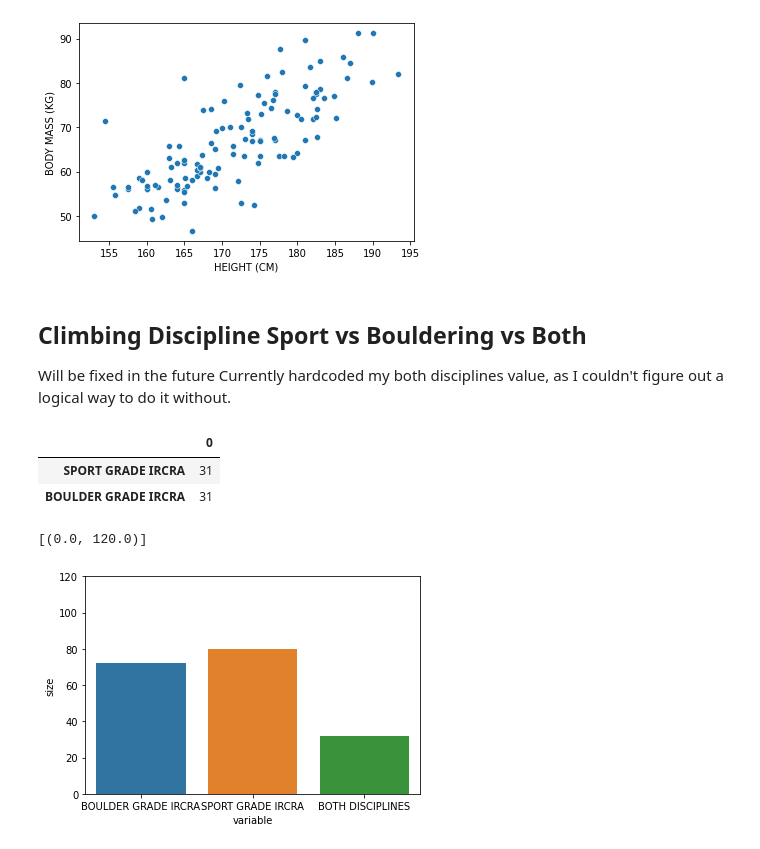
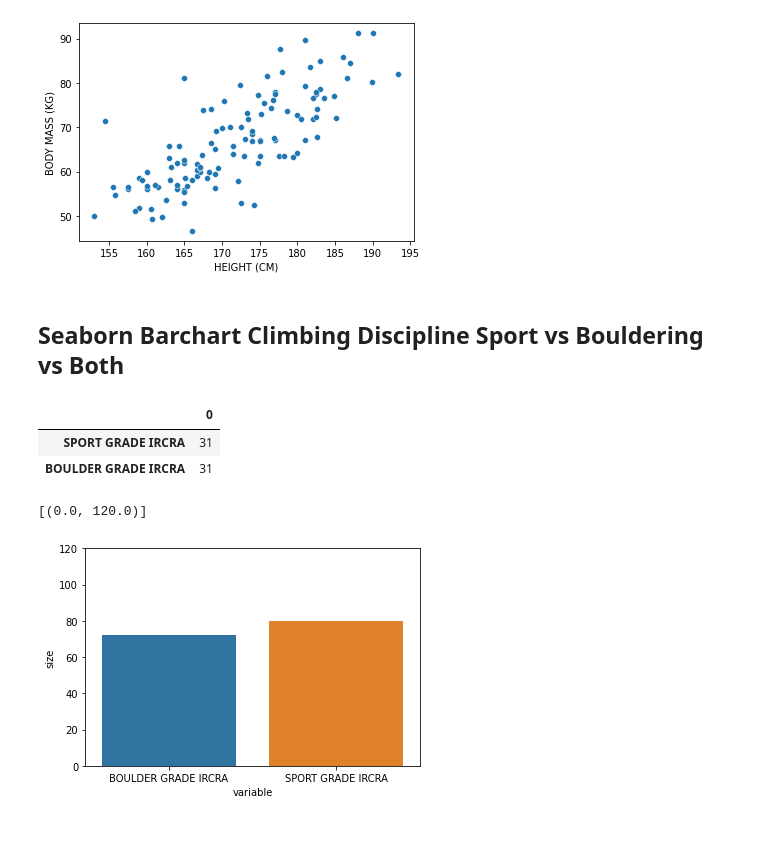
Before and after one commit to haokliao/Critical-Force-Visualization, a Jupyter notebook: EDA_001_notebook.ipynb, the cells around one changed output. Cells and saved outputs as stored; diff of their text form; code cells hidden in the pictures.

```diff
--- a/EDA_001_notebook.ipynb
+++ b/EDA_001_notebook.ipynb
@@ -63,11 +63,8 @@ sns.scatterplot(data=hweight_df, x="HEIGHT (CM)", y="BODY MASS (KG)")
 # %% [output]
 <AxesSubplot:xlabel='HEIGHT (CM)', ylabel='BODY MASS (KG)'>
 [figure]
-# %% [markdown]
-## Climbing Discipline Sport vs Bouldering vs Both
-
-Will be fixed in the future
-Currently hardcoded my both disciplines value, as I couldn't figure out a logical way to do it without.
+# %% [markdown]
+## Seaborn Barchart Climbing Discipline Sport vs Bouldering vs Both
 # %%
 # TO FIND VALUES FOR BOTH
 
@@ -76,26 +73,17 @@ dataframe[['SPORT GRADE IRCRA', 'BOULDER GRADE IRCRA']].dropna().count().to_fram
 |  | 0 |
 | SPORT GRADE IRCRA | 31 |
 | BOULDER GRADE IRCRA | 31 |
-# %%
-#Create a dataframe disciplines, so I can more easily work with pandas through that data ((Yes I know Enrico))
-#Melt the data. Melt leaves some of the identifies and creates columns variable and value which we need to plot this chart.
-
-disciplines_df= dataframe[['#','SPORT GRADE IRCRA', 'BOULDER GRADE IRCRA']]
-disciplines_bar = pd.melt(disciplines_df,id_vars="#").dropna()
-disciplines_bar = disciplines_bar.groupby(by='variable',as_index=False).size()
-
-
-### Specifically placed the values here so that they would bypass the groupby and drop.
-
-both_df = pd.DataFrame({"variable":['BOTH DISCIPLINES'], "size":[32]})
-both = disciplines_bar.append(both_df, ignore_index=True)
-
-
-ax3 = sns.barplot(data=both, x="variable", y="size")
-ax3.set(ylim=(0,120))
-
-# ax3 = sns.barplot(data=disciplines_bar, x="variable", y="size")
-# ax3.set(ylim=(0,120))
-# %% [output]
-[(0.0, 120.0)]
-[figure, removed]
+# %%
+#Changed to original dataframe
+
+#Using pd.melt to extend the pivot, to long format which creates a variable and value column that you can refer to.
+#Identifier is the #, aka index and gets overwritten by ylim
+disciplines_bar = pd.melt(dataframe[['#','SPORT GRADE IRCRA', 'BOULDER GRADE IRCRA']],id_vars="#").dropna()
+disciplines_bar = disciplines_bar.groupby(by='variable',as_index=False).size()
+
+ax3 = sns.barplot(data=disciplines_bar, x="variable", y="size")
+ax3.set(ylim=(0,120))
+#Set ylim to 120 honestly to make the graph pretty, and have upper limit of people
+# %% [output]
+[(0.0, 120.0)]
+[figure, added]
```
Also changed, not shown: parts of 6 cells of this notebook, 1 other file.
